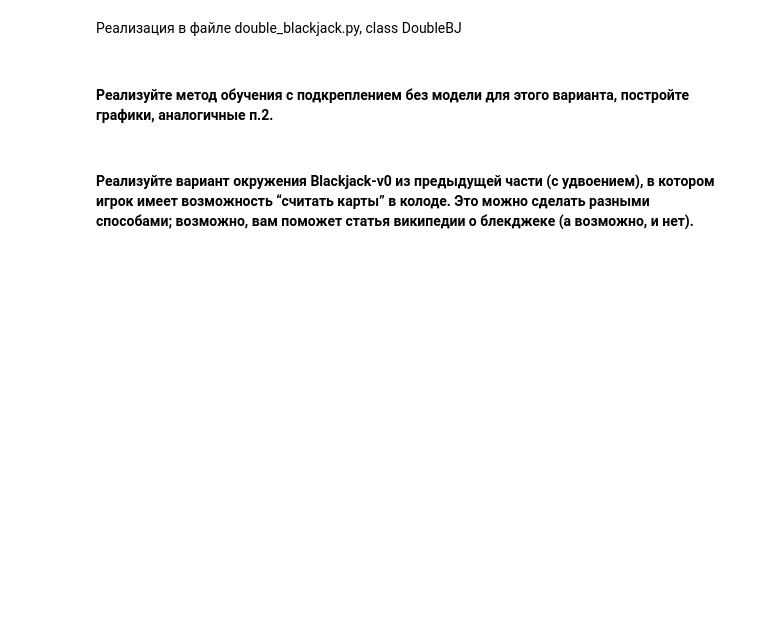
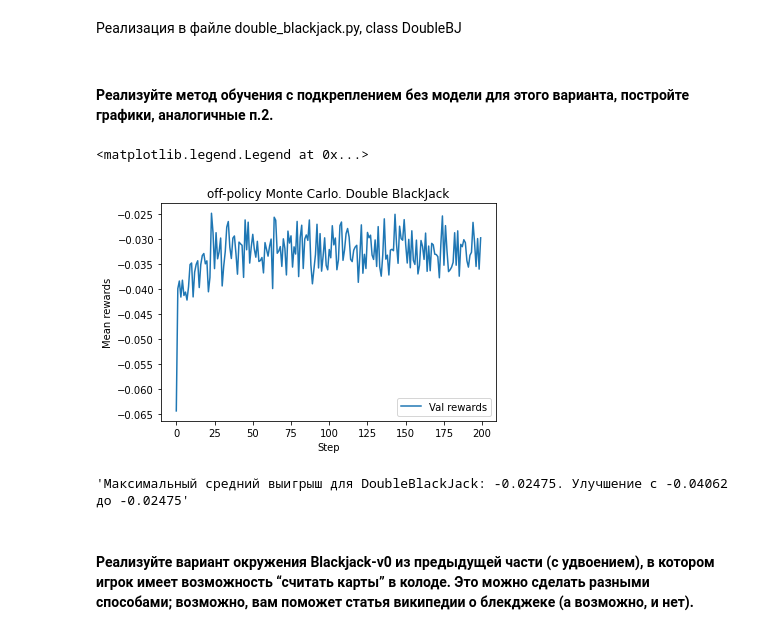
Before and after one commit to azamatsab/RL-and-Advanced-DL, a Jupyter notebook: hw1.ipynb, the cells around one changed output. Cells and saved outputs as stored; diff of their text form; code cells hidden in the pictures; blank space fills up the shorter version.

```diff
--- a/hw1.ipynb
+++ b/hw1.ipynb
@@ -141,11 +141,25 @@ f"Максимальный средний выигрыш при обучении
 # %% [markdown]
 #### Реализуйте метод обучения с подкреплением без модели для этого варианта, постройте графики, аналогичные п.2.
 # %%
+num_iter = 200
 gamma = 1.0
 eps = 0.01
 off_policy = True
 model = MC_learn(DoubleBJ, gamma, eps, off_policy)
-mean_rewards3, mean_val_rewards3 = iterate(model, num_iter=50)
+mean_rewards4, mean_val_rewards4 = iterate(model, num_iter=num_iter)
+# %%
+plt.plot(list(range(num_iter)), mean_val_rewards4, label="Val rewards")
+plt.xlabel("Step")
+plt.ylabel("Mean rewards")
+plt.title("off-policy Monte Carlo. Double BlackJack")
+plt.legend()
+# %% [output]
+<matplotlib.legend.Legend at 0x...>
+[figure, added]
+# %%
+f"Максимальный средний выигрыш для DoubleBlackJack: {np.max(mean_val_rewards4)}. Улучшение с {np.max(mean_val_rewards2)} до {np.max(mean_val_rewards4)}"
+# %% [output]
+'Максимальный средний выигрыш для DoubleBlackJack: -0.02475. Улучшение с -0.04062 до -0.02475'
 # %% [markdown]
 #### Реализуйте вариант окружения Blackjack-v0 из предыдущей части (с удвоением), в котором игрок имеет возможность “считать карты” в колоде. Это можно сделать разными способами; возможно, вам поможет статья википедии о блекджеке (а возможно, и нет).
 # %% [markdown]
```
Also changed, not shown: parts of 19 cells of this notebook, 1 other file.
